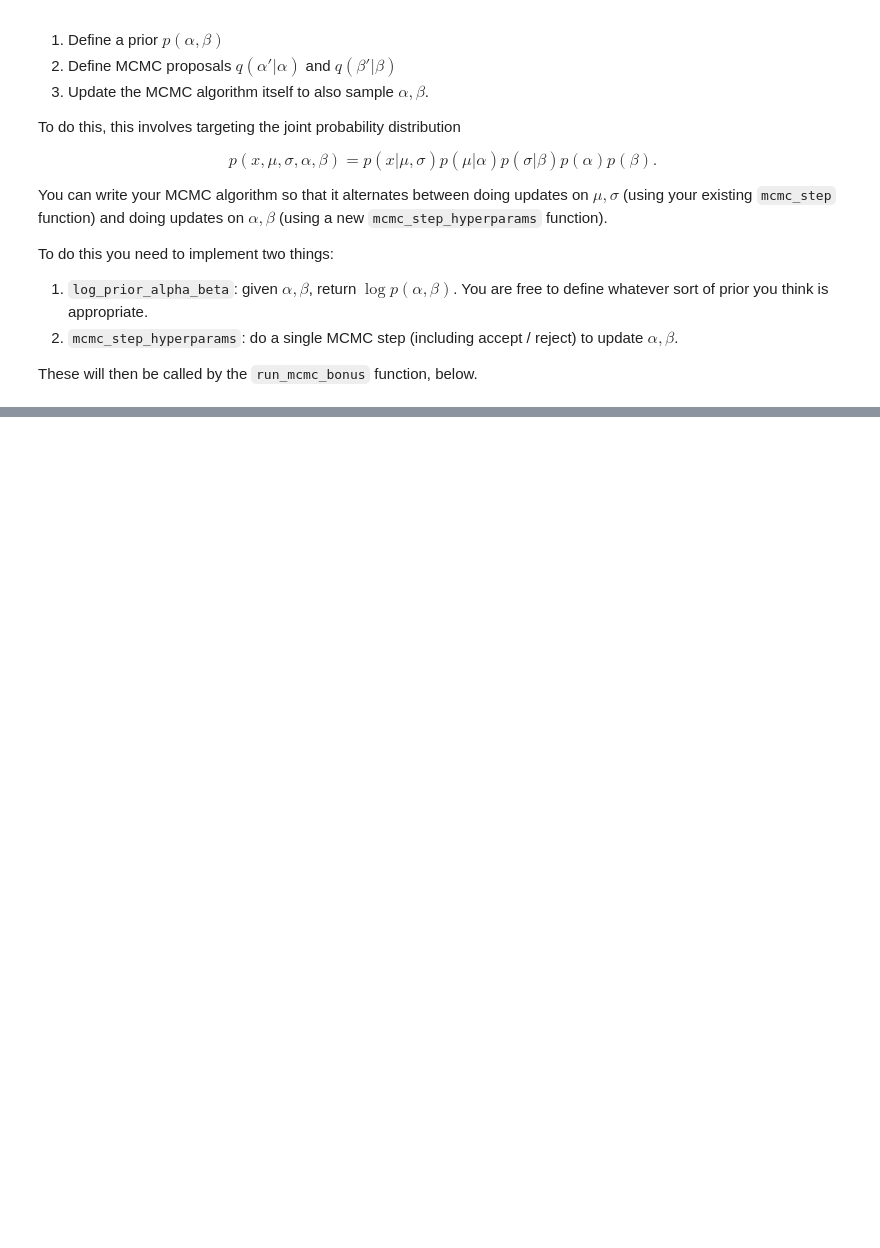
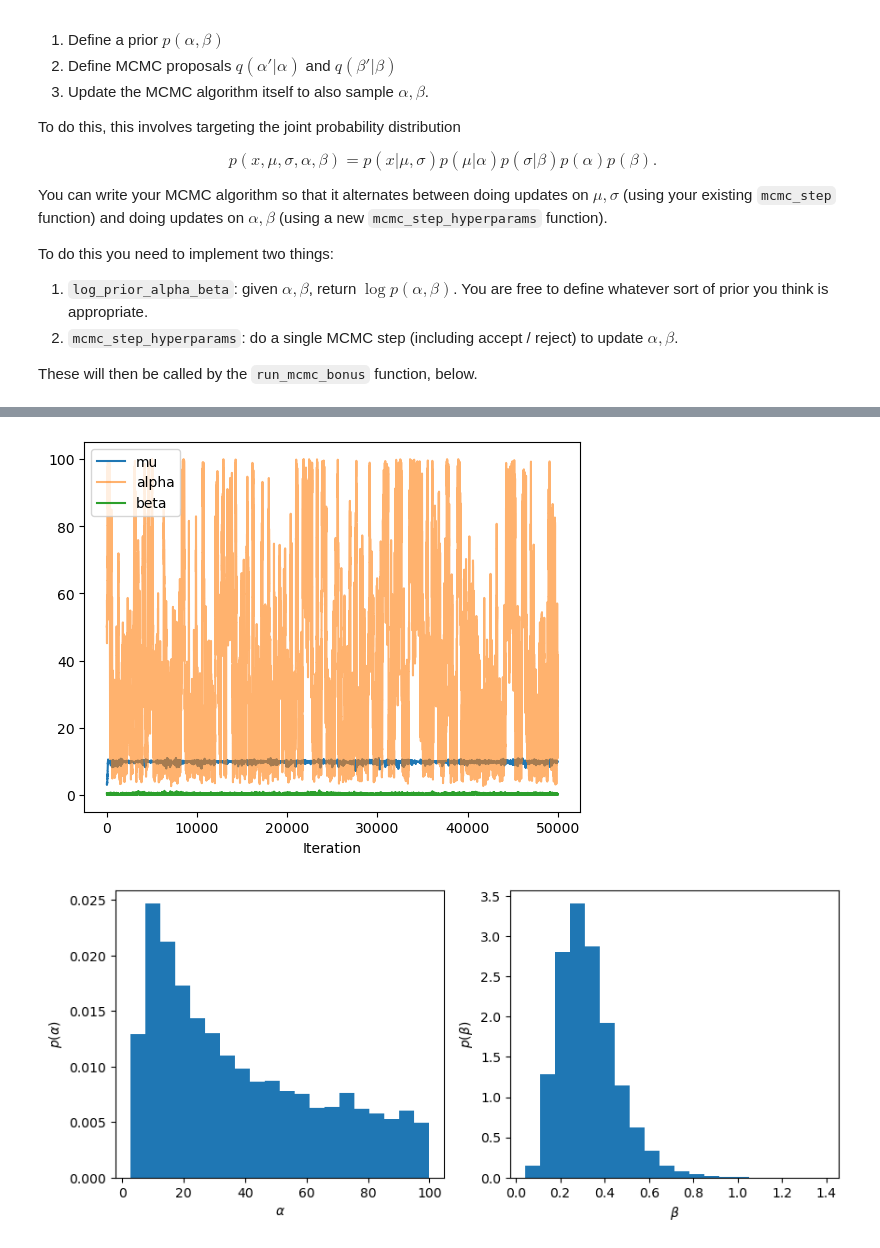
Before and after one commit to eirikbaekkelund/Bayesian_Deep_Learning, a Jupyter notebook: coursework-one/(Part 1) Seven scientists.ipynb, the cells around one changed output, grey strips where cells are left out. Saved outputs shown, nothing was run; the diff lists cells and outputs as text; code cells hidden in the pictures; blank space fills up the shorter version.

```diff
--- a/coursework-one/(Part 1) Seven scientists.ipynb
+++ b/coursework-one/(Part 1) Seven scientists.ipynb
@@ -158,11 +140,11 @@ def get_mcmc_proposal(mu, sigma):
     assert sigma.shape == (7,)
     assert( torch.any(sigma > 0))
     assert(mu.shape == ())
-    print(mu.shape, sigma.shape)
 
-    q_sigma = dist.MultivariateNormal(loc=sigma,
-                                      covariance_matrix= torch.eye(sigma.shape[0]))
-    q_mu = dist.Normal(loc=mu, scale=torch.mean(sigma))
+    scale_sig = torch.tensor([1,0.7,0.2,0.18,0.2,0.2,0.25])
+    q_sigma = dist.Normal(loc=sigma, scale= scale_sig)
+    q_mu = dist.Normal(loc=mu, scale=0.3)
+
     return q_mu, q_sigma
 # %% [markdown]
 ### Quick self-check!
@@ -232,7 +215,7 @@ def algo_parameters():
     N_samples : total number of MCMC steps
     N_burnin  : number of initial steps to discard
     """
-    N_samples = 1000
+    N_samples = 50000
     N_burnin = int(N_samples/4)
     return N_samples, N_burnin
 # %% [markdown]
@@ -372,4 +396,5 @@ def log_prior_alpha_beta(alpha, beta):
 
     """
 
-    return dist.Beta(50, 0.5, validate_args=False).log_prob(alpha, beta)
+
+    return dist.Uniform(0, 100,validate_args=False).log_prob(alpha) + dist.Uniform(0.01, 50, validate_args=False).log_prob(beta)
@@ -397,24 +418,25 @@ def mcmc_step_hyperparams(mu, sigma, alpha, beta):
     assert(sigma.shape == (7,))
     assert(mu.shape == ())
     accepted = False
+    # scale beta = 7.4
+    proposal_alpha = dist.Normal(loc=alpha,scale=6.5, validate_args=False).sample()
 
-    proposal_alpha = dist.Normal(loc=alpha, scale=1, validate_args=False).sample()
-    proposal_beta = dist.Normal(loc=beta, scale=1, validate_args=False).sample()
+    proposal_beta = dist.Normal(loc=beta,scale=0.3, validate_args=False).sample()
 
-    try:
-        log_prior_alpha_beta_new = log_prior_alpha_beta(proposal_alpha, proposal_beta)
-        log_joint_new = log_joint(mu, sigma, proposal_alpha, proposal_beta)
-        p_new = log_prior_alpha_beta_new + log_joint_new
+    if proposal_alpha < 0 or proposal_beta < 0:
+        return alpha, beta, accepted
 
-    except ValueError:
-        p_new = -np.inf
+    log_prior_new = log_prior_alpha_beta(proposal_alpha, proposal_beta)
+    log_joint_new = log_joint(mu, sigma, proposal_alpha, proposal_beta)
+
+    p_new = log_prior_new + log_joint_new
 
     log_joint_old = log_joint(mu, sigma, alpha, beta)
-    log_prior_alpha_beta_old = log_prior_alpha_beta(alpha, beta)
+    log_prior_old = log_prior_alpha_beta(alpha, beta)
 
-    p_old = log_joint_old + log_prior_alpha_beta_old
+    p_old = log_joint_old + log_prior_old
 
-    if p_new - p_old > torch.rand(1).log().item():
+    if (p_new - p_old) > torch.rand(1).log().item():
         accepted = True
         return proposal_alpha, proposal_beta, accepted
 
@@ -454,16 +484,19 @@ def run_mcmc_bonus(N_iters, mu_init, sigma_init, alpha_init, beta_init):
 new_mu_chain, new_sigma_chain, alpha_chain, beta_chain = run_mcmc_bonus(N_samples, mu_chain[-1], sigma_chain[-1], torch.tensor(50.0), torch.tensor(0.5))
 # %%
 plt.plot(mu_chain)
-plt.plot(alpha_chain);
+plt.plot(alpha_chain, alpha=0.6);
 plt.plot(beta_chain);
 plt.legend(['mu', 'alpha', 'beta']);
 plt.xlabel("Iteration");
 plt.figure(figsize=(10, 4))
 plt.subplot(121)
 plt.hist(alpha_chain[N_burnin:].numpy(), bins=20, density=True);
 plt.xlabel("$\\alpha$")
 plt.ylabel("$p(\\alpha)$")
 plt.subplot(122)
 plt.hist(beta_chain[N_burnin:].numpy(), bins=20, density=True);
 plt.xlabel("$\\beta$")
 plt.ylabel("$p(\\beta)$");
+# %% [output]
+[figure, added]
+[figure, added]
```
Also changed, not shown: parts of 20 cells of this notebook, 5 other files.
